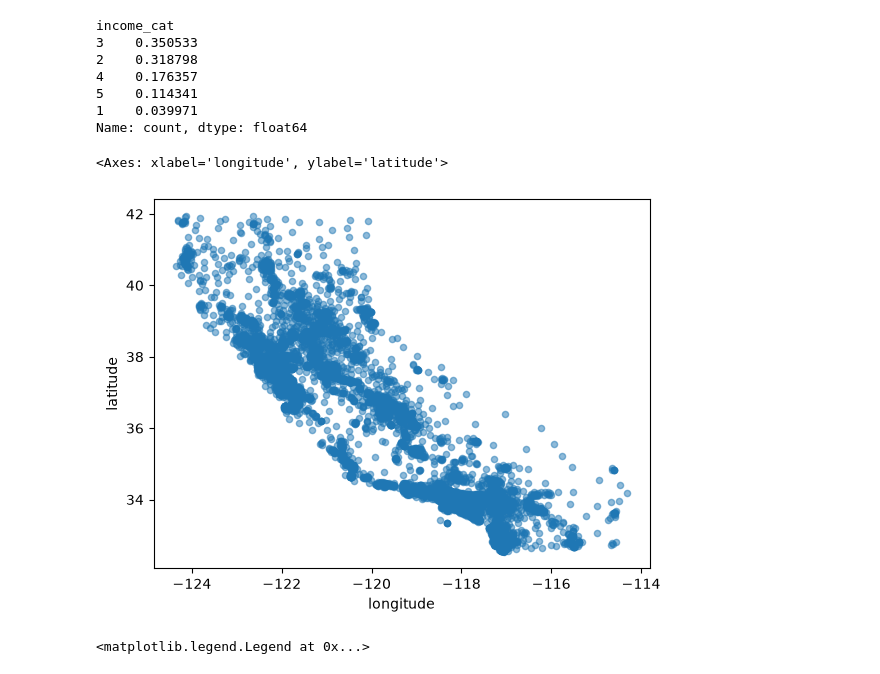
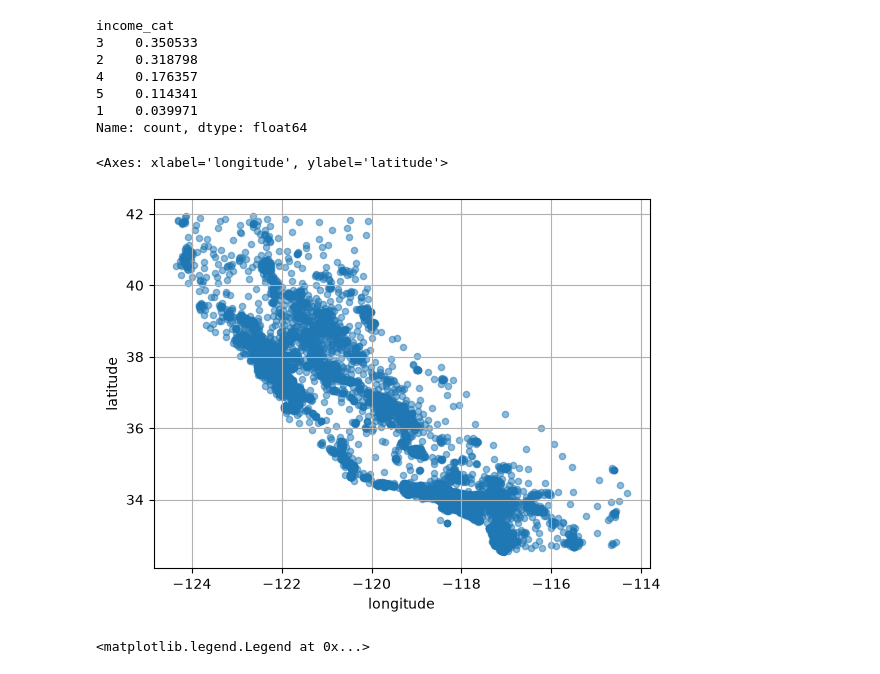
Before and after one commit to nooshin53/machine-learning-practice, a Jupyter notebook: 01_housing_project.ipynb, the cells around one changed output. Drawn from its saved outputs; the diff is of its cells as text; code cells hidden in the pictures.

```diff
--- a/01_housing_project.ipynb
+++ b/01_housing_project.ipynb
@@ -22,0 +51,5 @@ housing.head()
+# %%
+import pandas as pd
+
+housing=pd.read_csv("E:\\jupyter\\mohamadi_video\\housing.csv")
+housing.head()
@@ -279,10 +337,10 @@ income_cat
 1    0.039971
 Name: count, dtype: float64
 # %%
-housing.plot(kind="scatter", x="longitude", y="latitude",alpha=.5)
+housing.plot(kind="scatter", x="longitude", y="latitude",grid=True,alpha=.5)
 # %% [output]
 <Axes: xlabel='longitude', ylabel='latitude'>
-[figure, old version]
+[figure, new version]
 # %%
 housing.plot(kind="scatter", x="longitude", y="latitude", alpha=0.4,
 s=housing["population"]/100, label="population", figsize=(10,7),
```
Also changed, not shown: parts of 84 cells of this notebook, 1 other file.
